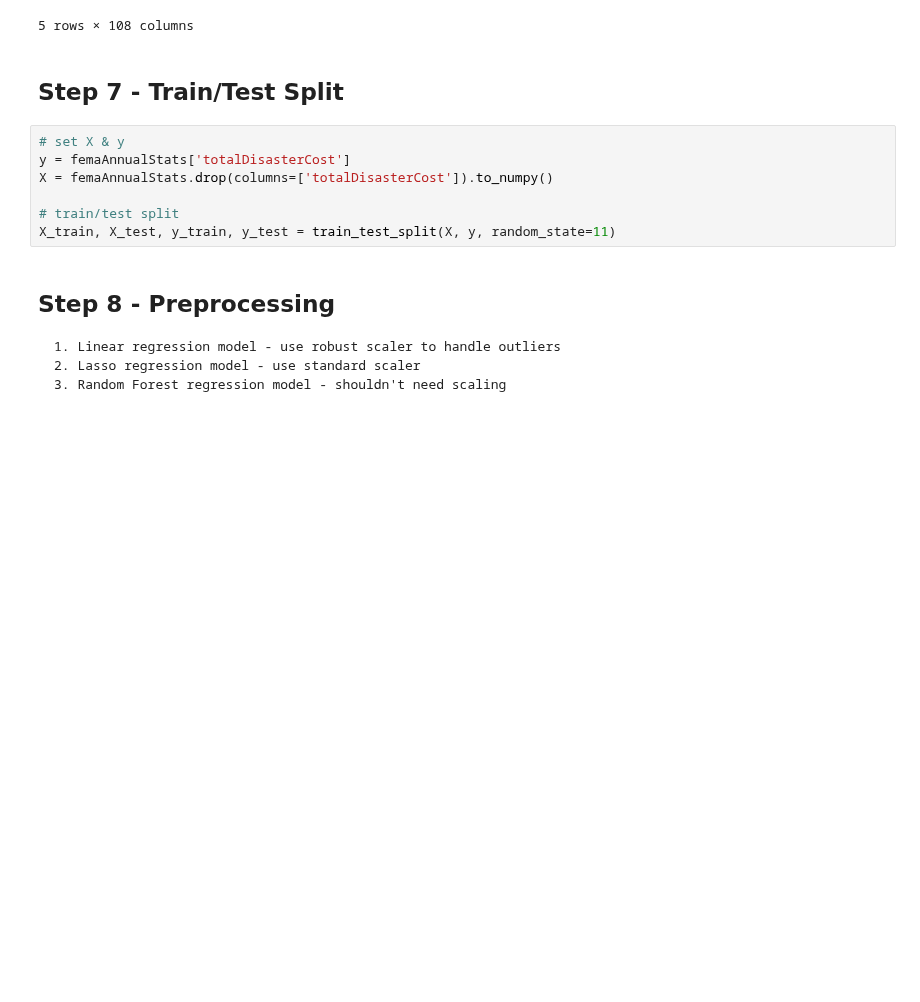
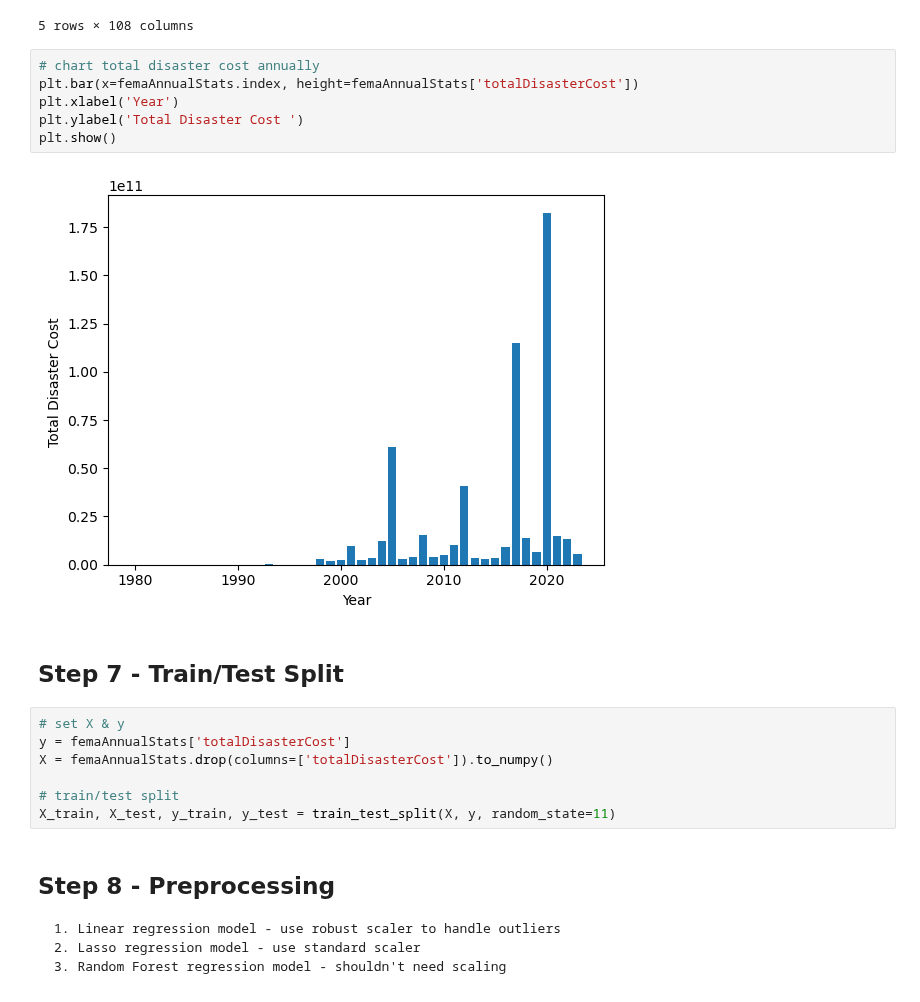
Before and after one commit to mdgarber/FEMADisasterCostForecasting, a Jupyter notebook: femadisastercostforecasting/notebooks/FEMA-Modeling.ipynb, the cells around one changed output. Saved outputs shown, nothing was run; the diff lists cells and outputs as text; blank space fills up the shorter version.

```diff
--- a/femadisastercostforecasting/notebooks/FEMA-Modeling.ipynb
+++ b/femadisastercostforecasting/notebooks/FEMA-Modeling.ipynb
@@ -201,6 +215,14 @@ femaAnnualStats.head()
 | 1983 | 0.0 | 19.0 | 21.0 | 21.0 | 0.0 | ... |
 | 1984 | 0.0 | 28.0 | 31.0 | 31.0 | 0.0 | ... |
 5 rows × 108 columns
+# %%
+# chart total disaster cost annually
+plt.bar(x=femaAnnualStats.index, height=femaAnnualStats['totalDisasterCost'])
+plt.xlabel('Year')
+plt.ylabel('Total Disaster Cost ')
+plt.show()
+# %% [output]
+[figure, added]
 # %% [markdown]
 ## Step 7 - Train/Test Split
 # %%
```
Also changed, not shown: parts of 4 cells of this notebook.
